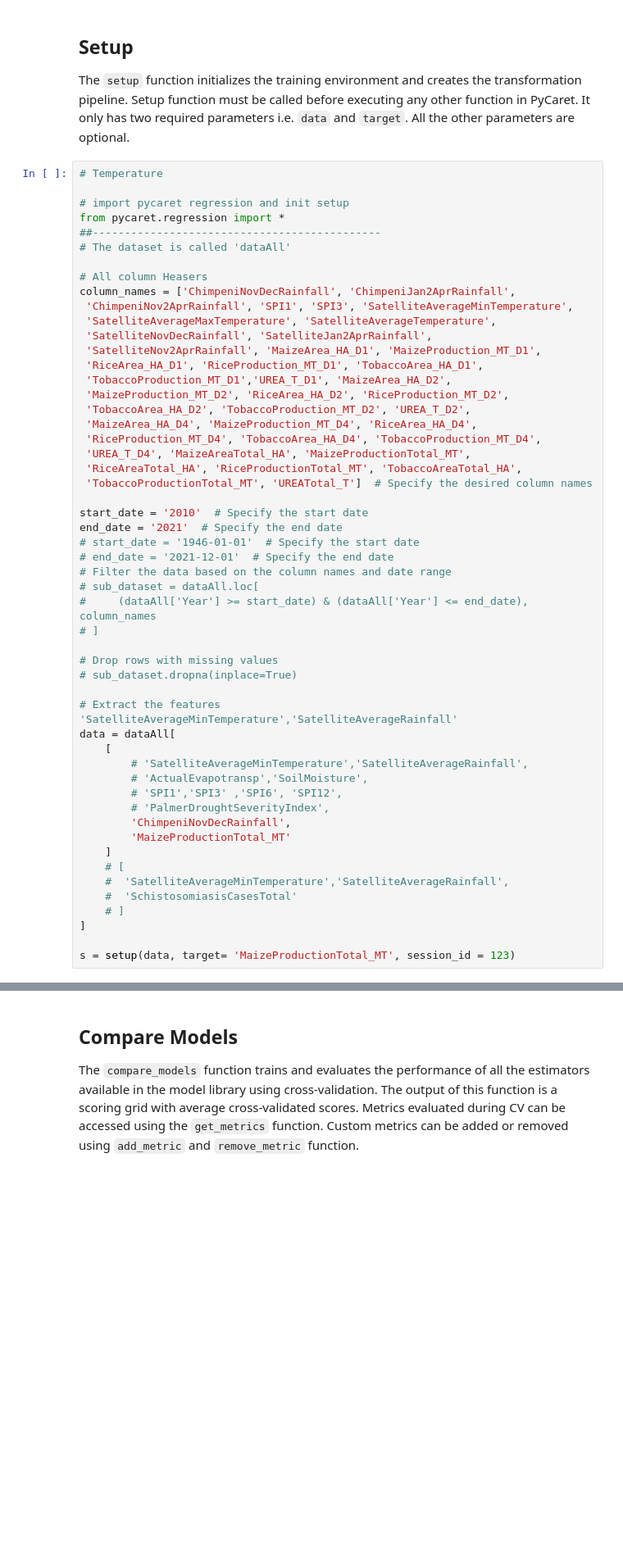
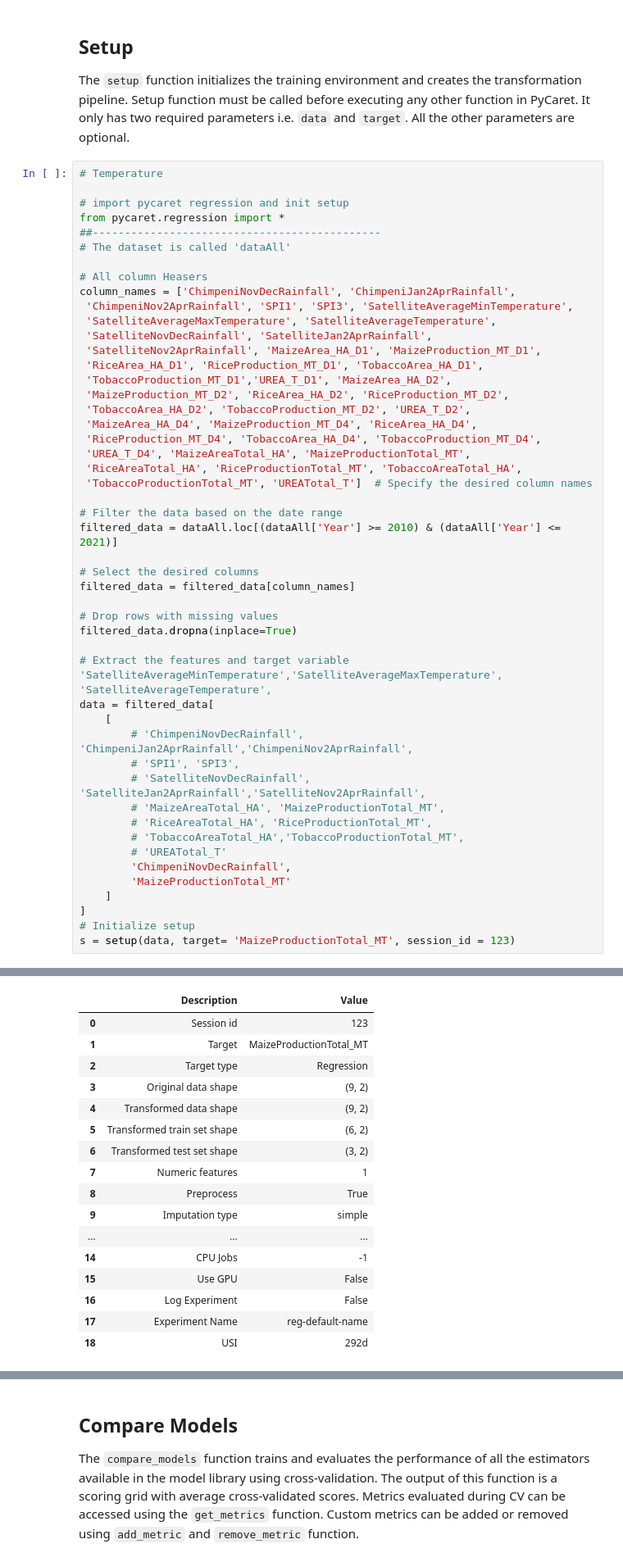
Before and after one commit to mtofighi/ChilwaBasin, a Jupyter notebook: ChilwaBasin_DataAnalysis_032024/ChilwaBasin_Regression_PyCaret_Agriculture.ipynb, the cells around one changed output, grey strips where cells are left out. Shown at 82% size. Cells and saved outputs as stored; diff of their text form; blank space fills up the shorter version.

```diff
--- a/ChilwaBasin_DataAnalysis_032024/ChilwaBasin_Regression_PyCaret_Agriculture.ipynb
+++ b/ChilwaBasin_DataAnalysis_032024/ChilwaBasin_Regression_PyCaret_Agriculture.ipynb
@@ -131,33 +131,29 @@ column_names = ['ChimpeniNovDecRainfall', 'ChimpeniJan2AprRainfall',
  'RiceAreaTotal_HA', 'RiceProductionTotal_MT', 'TobaccoAreaTotal_HA',
  'TobaccoProductionTotal_MT', 'UREATotal_T']  # Specify the desired column names
 
-start_date = '2010'  # Specify the start date
-end_date = '2021'  # Specify the end date
-# start_date = '1946-01-01'  # Specify the start date
-# end_date = '2021-12-01'  # Specify the end date
-# Filter the data based on the column names and date range
-# sub_dataset = dataAll.loc[
-#     (dataAll['Year'] >= start_date) & (dataAll['Year'] <= end_date), column_names
-# ]
+# Filter the data based on the date range
+filtered_data = dataAll.loc[(dataAll['Year'] >= 2010) & (dataAll['Year'] <= 2021)]
+
+# Select the desired columns
+filtered_data = filtered_data[column_names]
 
 # Drop rows with missing values
-# sub_dataset.dropna(inplace=True)
+filtered_data.dropna(inplace=True)
 
-# Extract the features      'SatelliteAverageMinTemperature','SatelliteAverageRainfall'
-data = dataAll[
+# Extract the features and target variable   'SatelliteAverageMinTemperature','SatelliteAverageMaxTemperature', 'SatelliteAverageTemperature',
+data = filtered_data[
     [
-        # 'SatelliteAverageMinTemperature','SatelliteAverageRainfall',
-        # 'ActualEvapotransp','SoilMoisture',
-        # 'SPI1','SPI3' ,'SPI6', 'SPI12',
-        # 'PalmerDroughtSeverityIndex',
+        # 'ChimpeniNovDecRainfall', 'ChimpeniJan2AprRainfall','ChimpeniNov2AprRainfall',
+        # 'SPI1', 'SPI3',
+        # 'SatelliteNovDecRainfall', 'SatelliteJan2AprRainfall','SatelliteNov2AprRainfall',
+        # 'MaizeAreaTotal_HA', 'MaizeProductionTotal_MT',
+        # 'RiceAreaTotal_HA', 'RiceProductionTotal_MT',
+        # 'TobaccoAreaTotal_HA','TobaccoProductionTotal_MT',
+        # 'UREATotal_T'
         'ChimpeniNovDecRainfall',
         'MaizeProductionTotal_MT'
     ]
-    # [
-    #  'SatelliteAverageMinTemperature','SatelliteAverageRainfall',
-    #  'SchistosomiasisCasesTotal'
-    # ]
 ]
-
+# Initialize setup
 s = setup(data, target= 'MaizeProductionTotal_MT', session_id = 123)
 # %% [output]
@@ -164,0 +160,17 @@ ValueError: Invalid value for the index parameter. There are duplicate indices i
+|  | Description | Value |
+| 0 | Session id | 123 |
+| 1 | Target | MaizeProductionTotal_MT |
+| 2 | Target type | Regression |
+| 3 | Original data shape | (9, 2) |
+| 4 | Transformed data shape | (9, 2) |
+| 5 | Transformed train set shape | (6, 2) |
+| 6 | Transformed test set shape | (3, 2) |
+| 7 | Numeric features | 1 |
+| 8 | Preprocess | True |
+| 9 | Imputation type | simple |
+| ... | ... | ... |
+| 14 | CPU Jobs | -1 |
+| 15 | Use GPU | False |
+| 16 | Log Experiment | False |
+| 17 | Experiment Name | reg-default-name |
+| 18 | USI | 292d |
```
Also changed, not shown: parts of 6 cells of this notebook.
